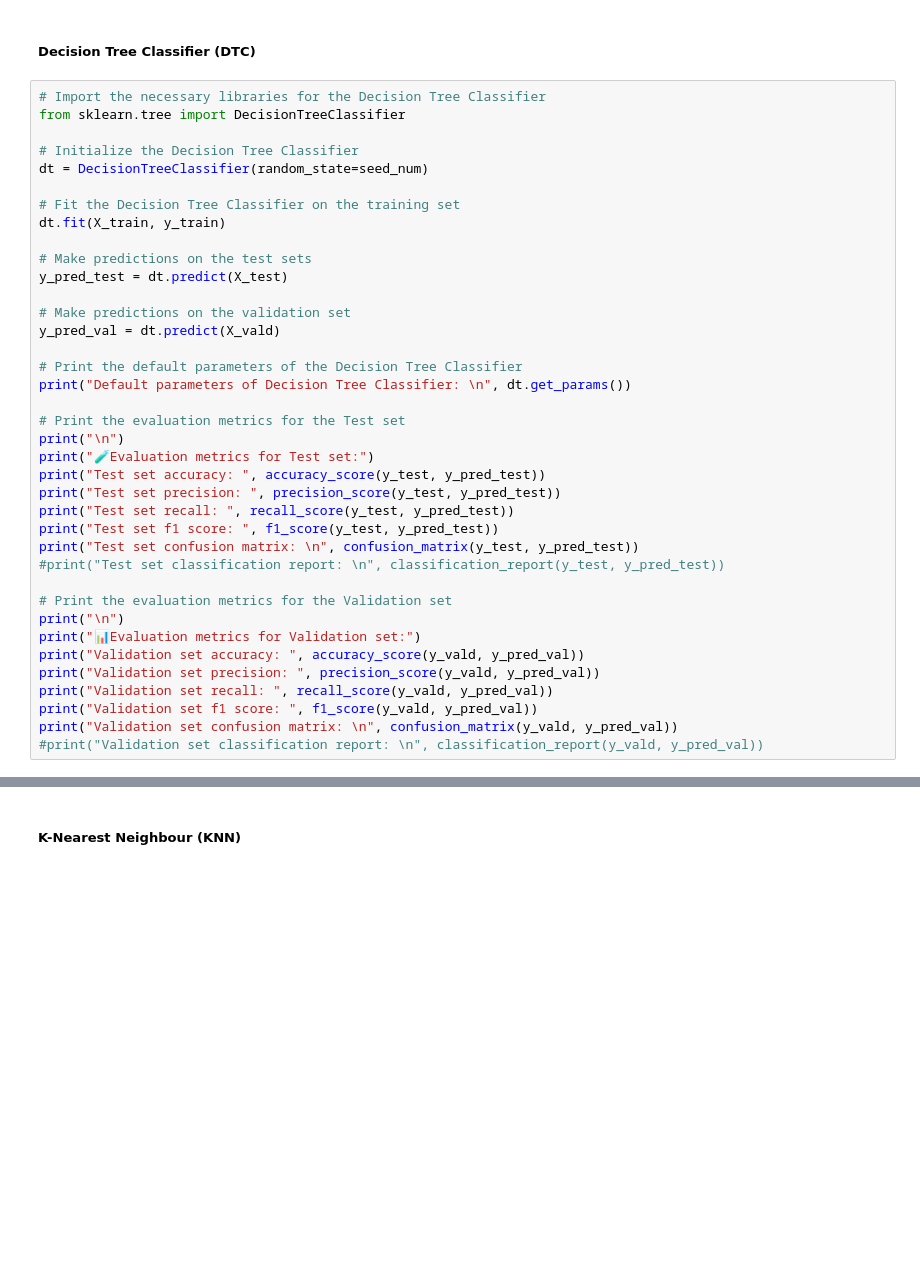
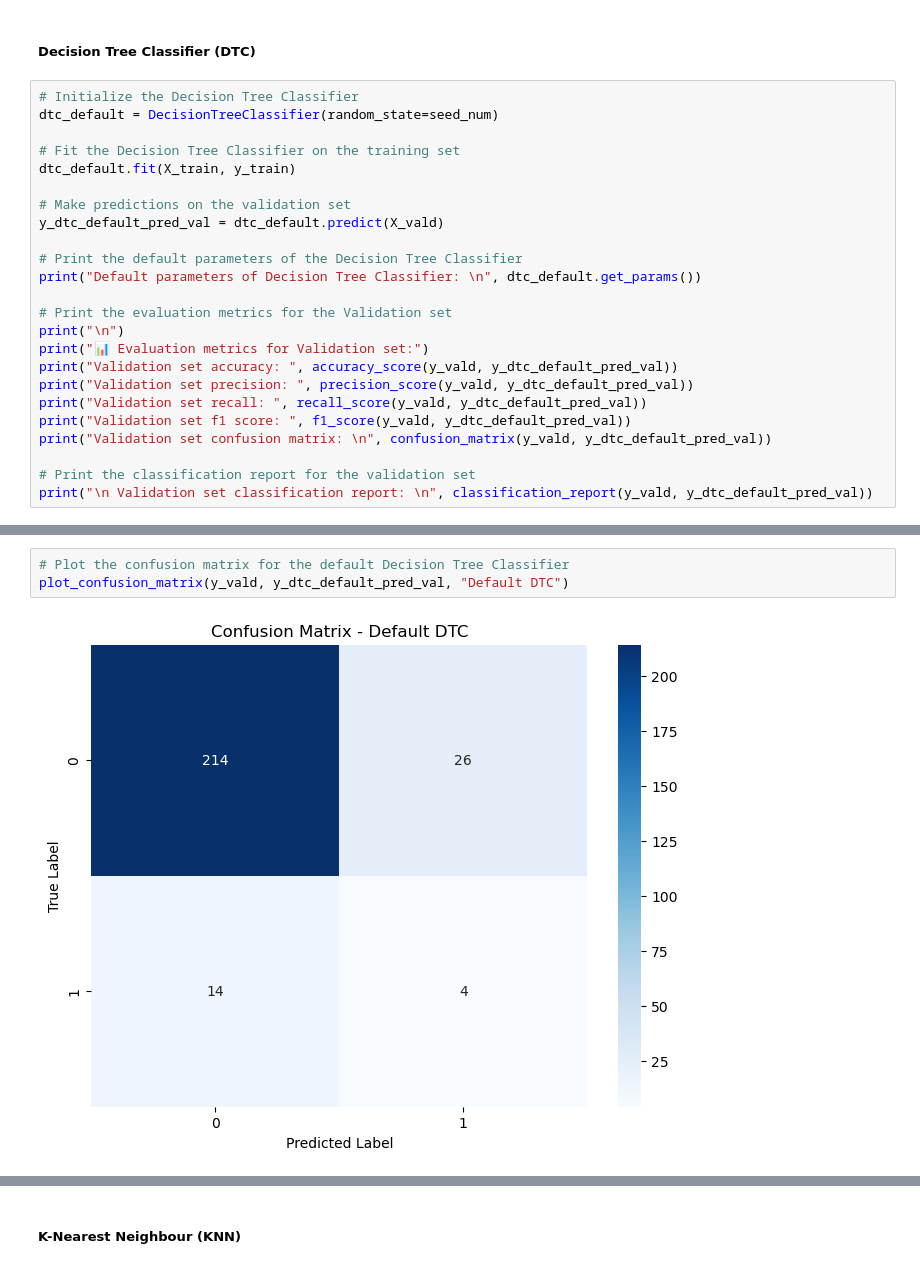
Before and after one commit to WenHao1223/cpc251-proj, a Jupyter notebook: Seismic/CPC251_Project_Part1_Seismic6.ipynb, the cells around one changed output, grey strips where cells are left out. Cells and saved outputs as stored; diff of their text form; blank space fills up the shorter version.

```diff
--- a/Seismic/CPC251_Project_Part1_Seismic6.ipynb
+++ b/Seismic/CPC251_Project_Part1_Seismic6.ipynb
@@ -630,43 +643,29 @@ svm_best_model = None # @goeychewhong
 # %% [markdown]
 ##### Decision Tree Classifier (DTC)
 # %%
-# Import the necessary libraries for the Decision Tree Classifier
-from sklearn.tree import DecisionTreeClassifier
-
 # Initialize the Decision Tree Classifier
-dt = DecisionTreeClassifier(random_state=seed_num)
+dtc_default = DecisionTreeClassifier(random_state=seed_num)
 
 # Fit the Decision Tree Classifier on the training set
-dt.fit(X_train, y_train)
-
-# Make predictions on the test sets
-y_pred_test = dt.predict(X_test)
+dtc_default.fit(X_train, y_train)
 
 # Make predictions on the validation set
-y_pred_val = dt.predict(X_vald)
+y_dtc_default_pred_val = dtc_default.predict(X_vald)
 
 # Print the default parameters of the Decision Tree Classifier
-print("Default parameters of Decision Tree Classifier: \n", dt.get_params())
-
-# Print the evaluation metrics for the Test set
-print("\n")
-print("🧪Evaluation metrics for Test set:")
-print("Test set accuracy: ", accuracy_score(y_test, y_pred_test))
-print("Test set precision: ", precision_score(y_test, y_pred_test))
-print("Test set recall: ", recall_score(y_test, y_pred_test))
-print("Test set f1 score: ", f1_score(y_test, y_pred_test))
-print("Test set confusion matrix: \n", confusion_matrix(y_test, y_pred_test))
-#print("Test set classification report: \n", classification_report(y_test, y_pred_test))
+print("Default parameters of Decision Tree Classifier: \n", dtc_default.get_params())
 
 # Print the evaluation metrics for the Validation set
 print("\n")
-print("📊Evaluation metrics for Validation set:")
-print("Validation set accuracy: ", accuracy_score(y_vald, y_pred_val))
-print("Validation set precision: ", precision_score(y_vald, y_pred_val))
-print("Validation set recall: ", recall_score(y_vald, y_pred_val))
-print("Validation set f1 score: ", f1_score(y_vald, y_pred_val))
-print("Validation set confusion matrix: \n", confusion_matrix(y_vald, y_pred_val))
-#print("Validation set classification report: \n", classification_report(y_vald, y_pred_val))
+print("📊 Evaluation metrics for Validation set:")
+print("Validation set accuracy: ", accuracy_score(y_vald, y_dtc_default_pred_val))
+print("Validation set precision: ", precision_score(y_vald, y_dtc_default_pred_val))
+print("Validation set recall: ", recall_score(y_vald, y_dtc_default_pred_val))
+print("Validation set f1 score: ", f1_score(y_vald, y_dtc_default_pred_val))
+print("Validation set confusion matrix: \n", confusion_matrix(y_vald, y_dtc_default_pred_val))
+
+# Print the classification report for the validation set
+print("\n Validation set classification report: \n", classification_report(y_vald, y_dtc_default_pred_val))
 # %% [output]
 Default parameters of Decision Tree Classifier:
  {'ccp_alpha': 0.0, 'class_weight': None, 'criterion': 'gini', 'max_depth': None, 'max_features': None, 'max_leaf_nodes': None, 'min_impurity_decrease': 0.0, 'min_samples_leaf': 1, 'min_samples_split' ...
@@ -688 +687,6 @@ Validation set confusion matrix:
+# %%
+# Plot the confusion matrix for the default Decision Tree Classifier
+plot_confusion_matrix(y_vald, y_dtc_default_pred_val, "Default DTC")
+# %% [output]
+[figure, added]
 # %%
```
Also changed, not shown: parts of 18 cells of this notebook.
